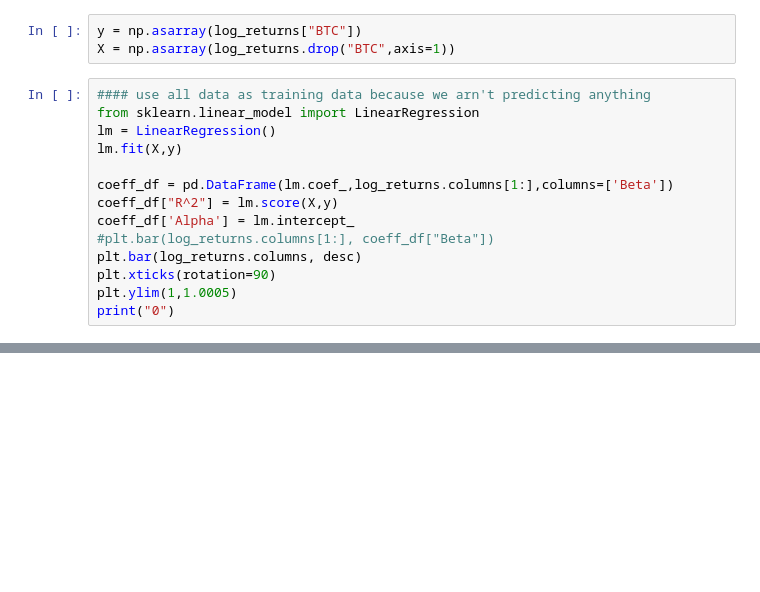
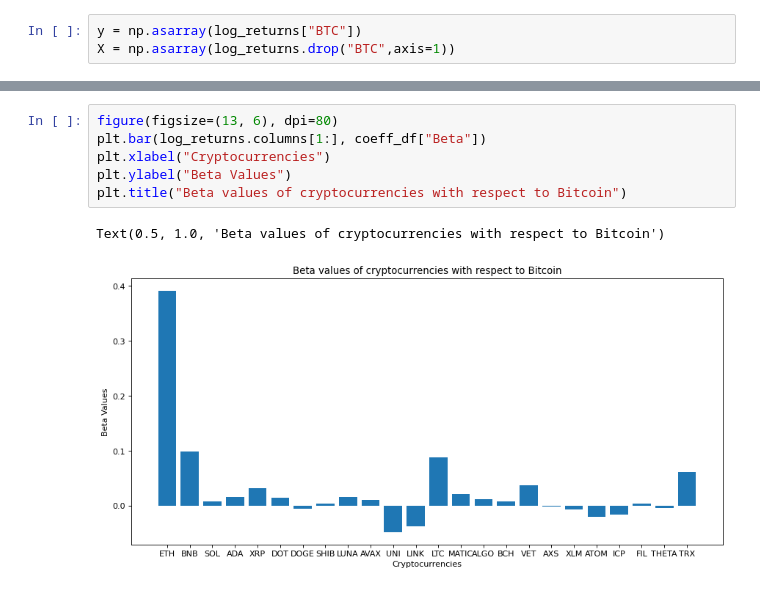
Before and after one commit to louis-stp/CryptoPortfolio, a Jupyter notebook: Crypto Project.ipynb, the cells around one changed output, grey strips where cells are left out. Cells and saved outputs as stored; diff of their text form; blank space fills up the shorter version.

```diff
--- a/Crypto Project.ipynb
+++ b/Crypto Project.ipynb
@@ -92,17 +75,3 @@ log_returns = get_log_returns(opens)
 # %%
 y = np.asarray(log_returns["BTC"])
 X = np.asarray(log_returns.drop("BTC",axis=1))
-# %%
-#### use all data as training data because we arn't predicting anything
-from sklearn.linear_model import LinearRegression
-lm = LinearRegression()
-lm.fit(X,y)
-
-coeff_df = pd.DataFrame(lm.coef_,log_returns.columns[1:],columns=['Beta'])
-coeff_df["R^2"] = lm.score(X,y)
-coeff_df['Alpha'] = lm.intercept_
-#plt.bar(log_returns.columns[1:], coeff_df["Beta"])
-plt.bar(log_returns.columns, desc)
-plt.xticks(rotation=90)
-plt.ylim(1,1.0005)
-print("0")
@@ -112 +78,10 @@ print("0")
+# %%
+figure(figsize=(13, 6), dpi=80)
+plt.bar(log_returns.columns[1:], coeff_df["Beta"])
+plt.xlabel("Cryptocurrencies")
+plt.ylabel("Beta Values")
+plt.title("Beta values of cryptocurrencies with respect to Bitcoin")
+# %% [output]
+Text(0.5, 1.0, 'Beta values of cryptocurrencies with respect to Bitcoin')
+[figure, added]
 # %%
```
Also changed, not shown: parts of 6 cells of this notebook, 3 other files.
